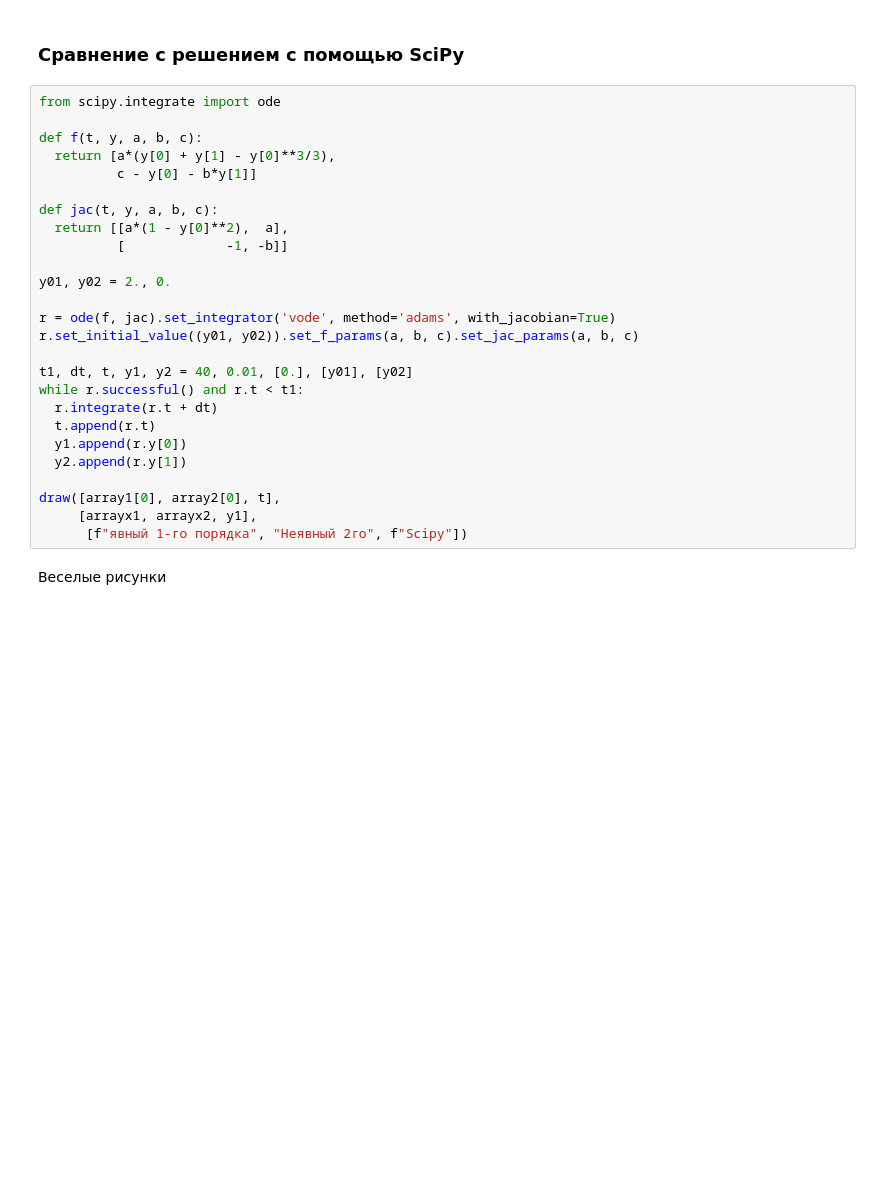
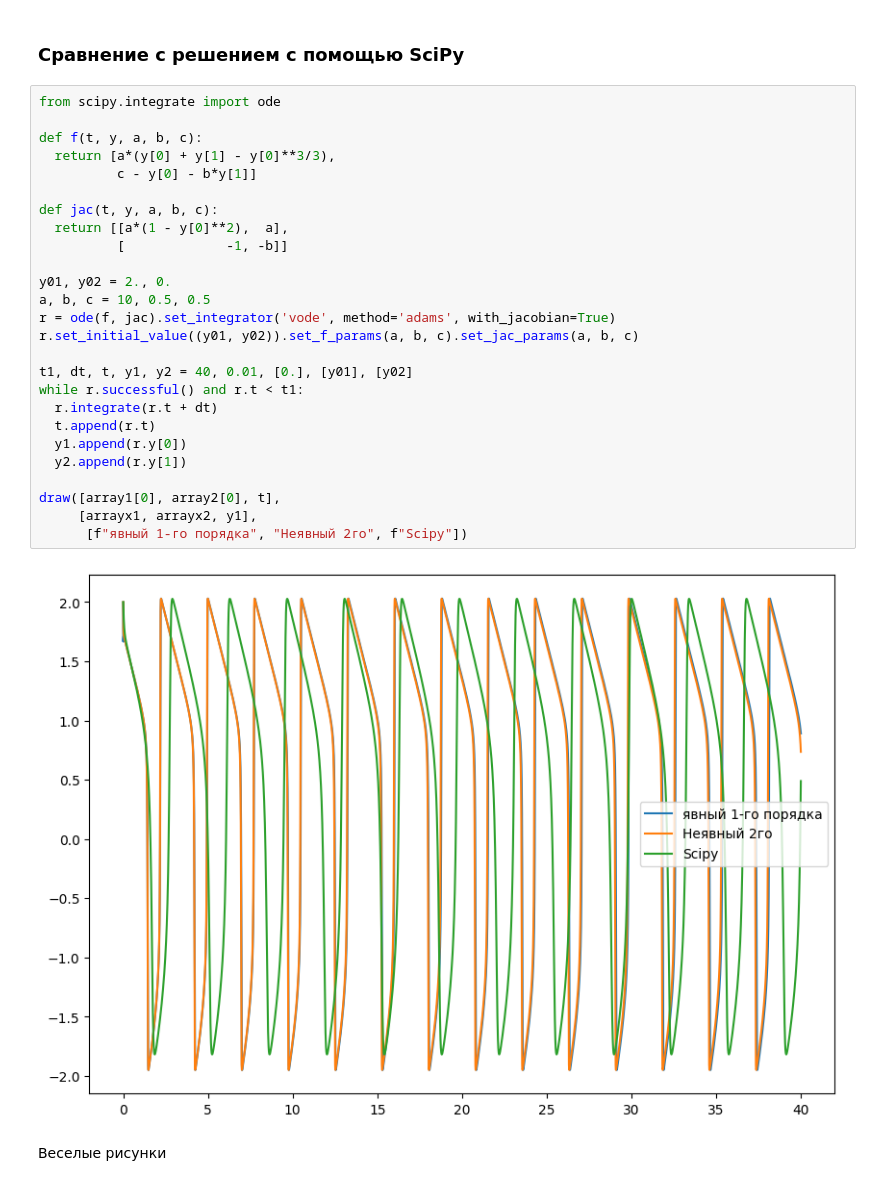
Before and after one commit to ArnautovPeter/projectPractice, a Jupyter notebook: src/main.ipynb, the cells around one changed output. Cells and saved outputs as stored; diff of their text form; blank space fills up the shorter version.

```diff
--- a/src/main.ipynb
+++ b/src/main.ipynb
@@ -110,29 +115,31 @@ draw([array1[0], array2[0]],
 # %%
 from scipy.integrate import ode
 
 def f(t, y, a, b, c):
   return [a*(y[0] + y[1] - y[0]**3/3),
           c - y[0] - b*y[1]]
 
 def jac(t, y, a, b, c):
   return [[a*(1 - y[0]**2),  a],
           [             -1, -b]]
 
 y01, y02 = 2., 0.
-
+a, b, c = 10, 0.5, 0.5
 r = ode(f, jac).set_integrator('vode', method='adams', with_jacobian=True)
 r.set_initial_value((y01, y02)).set_f_params(a, b, c).set_jac_params(a, b, c)
 
 t1, dt, t, y1, y2 = 40, 0.01, [0.], [y01], [y02]
 while r.successful() and r.t < t1:
   r.integrate(r.t + dt)
   t.append(r.t)
   y1.append(r.y[0])
   y2.append(r.y[1])
 
 draw([array1[0], array2[0], t],
      [arrayx1, arrayx2, y1],
       [f"явный 1-го порядка", "Неявный 2го", f"Scipy"])
+# %% [output]
+[figure, added]
 # %% [markdown]
 Веселые рисунки
 # %%
```
Also changed, not shown: parts of 4 cells of this notebook, 3 other files.
